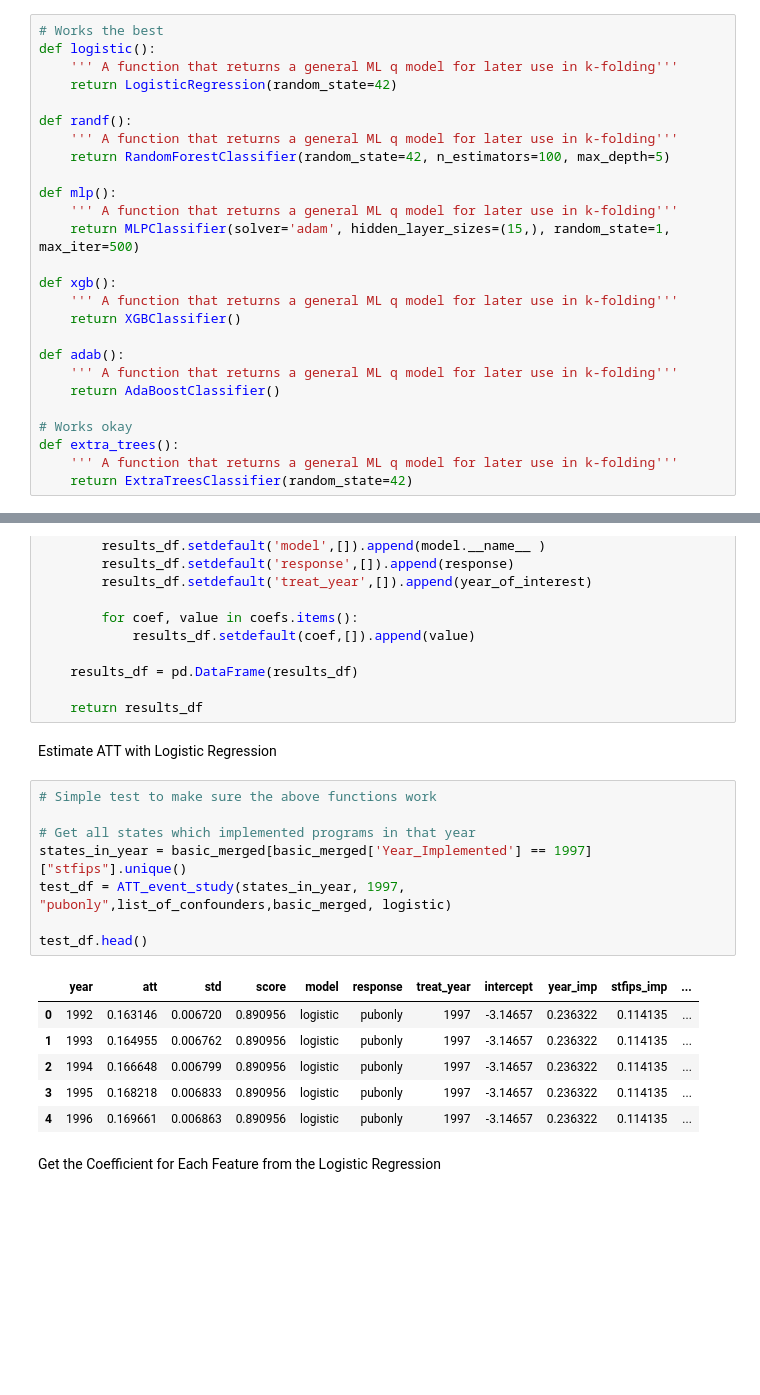
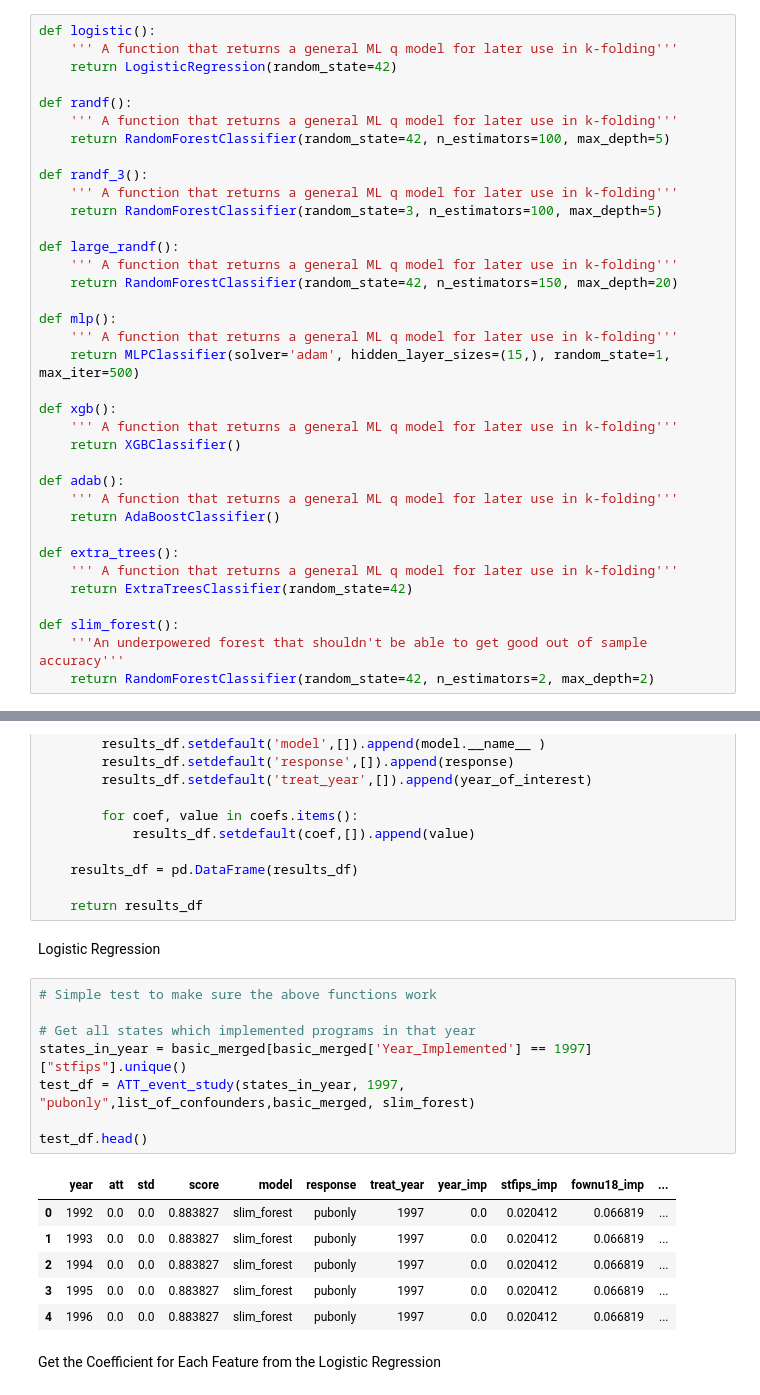
Before and after one commit to wflewis12/Causal_ML_Project, a Jupyter notebook: Estimator_v7.ipynb, the cells around one changed output, grey strips where cells are left out. Cells and saved outputs as stored; diff of their text form; blank space fills up the shorter version.

```diff
--- a/Estimator_v7.ipynb
+++ b/Estimator_v7.ipynb
@@ -185,7 +183,6 @@ def outcome_k_fold_fit_and_predict(make_model, X:pd.DataFrame, y:np.array, A:np.
 # %% [markdown]
 Define Q models to Use
 # %%
-# Works the best
 def logistic():
     ''' A function that returns a general ML q model for later use in k-folding'''
     return LogisticRegression(random_state=42)
@@ -193,6 +190,14 @@ def logistic():
 def randf():
     ''' A function that returns a general ML q model for later use in k-folding'''
     return RandomForestClassifier(random_state=42, n_estimators=100, max_depth=5)
+
+def randf_3():
+    ''' A function that returns a general ML q model for later use in k-folding'''
+    return RandomForestClassifier(random_state=3, n_estimators=100, max_depth=5)
+
+def large_randf():
+    ''' A function that returns a general ML q model for later use in k-folding'''
+    return RandomForestClassifier(random_state=42, n_estimators=150, max_depth=20)
 
 def mlp():
     ''' A function that returns a general ML q model for later use in k-folding'''
@@ -206,10 +211,13 @@ def adab():
     ''' A function that returns a general ML q model for later use in k-folding'''
     return AdaBoostClassifier()
 
-# Works okay
 def extra_trees():
     ''' A function that returns a general ML q model for later use in k-folding'''
     return ExtraTreesClassifier(random_state=42)
+
+def slim_forest():
+    '''An underpowered forest that shouldn't be able to get good out of sample accuracy'''
+    return RandomForestClassifier(random_state=42, n_estimators=2, max_depth=2)
 # %% [markdown]
 Estimating the ATT's
 # %%
@@ -301,23 +309,23 @@ def ATT_event_study(stfips:np.ndarray, year_of_interest:int, response:str, confo
     results_df = pd.DataFrame(results_df)
 
     return results_df
-# %% [markdown]
-Estimate ATT with Logistic Regression
+# %% [markdown]
+Logistic Regression
 # %%
 # Simple test to make sure the above functions work
 
 # Get all states which implemented programs in that year
 states_in_year = basic_merged[basic_merged['Year_Implemented'] == 1997]["stfips"].unique()
-test_df = ATT_event_study(states_in_year, 1997, "pubonly",list_of_confounders,basic_merged, logistic)
+test_df = ATT_event_study(states_in_year, 1997, "pubonly",list_of_confounders,basic_merged, slim_forest)
 
 test_df.head()
 # %% [output]
-|  | year | att | std | score | model | response | treat_year | intercept | year_imp | stfips_imp | ... |
-| 0 | 1992 | 0.163146 | 0.006720 | 0.890956 | logistic | pubonly | 1997 | -3.14657 | 0.236322 | 0.114135 | ... |
-| 1 | 1993 | 0.164955 | 0.006762 | 0.890956 | logistic | pubonly | 1997 | -3.14657 | 0.236322 | 0.114135 | ... |
-| 2 | 1994 | 0.166648 | 0.006799 | 0.890956 | logistic | pubonly | 1997 | -3.14657 | 0.236322 | 0.114135 | ... |
-| 3 | 1995 | 0.168218 | 0.006833 | 0.890956 | logistic | pubonly | 1997 | -3.14657 | 0.236322 | 0.114135 | ... |
-| 4 | 1996 | 0.169661 | 0.006863 | 0.890956 | logistic | pubonly | 1997 | -3.14657 | 0.236322 | 0.114135 | ... |
+|  | year | att | std | score | model | response | treat_year | year_imp | stfips_imp | fownu18_imp | ... |
+| 0 | 1992 | 0.0 | 0.0 | 0.883827 | slim_forest | pubonly | 1997 | 0.0 | 0.020412 | 0.066819 | ... |
+| 1 | 1993 | 0.0 | 0.0 | 0.883827 | slim_forest | pubonly | 1997 | 0.0 | 0.020412 | 0.066819 | ... |
+| 2 | 1994 | 0.0 | 0.0 | 0.883827 | slim_forest | pubonly | 1997 | 0.0 | 0.020412 | 0.066819 | ... |
+| 3 | 1995 | 0.0 | 0.0 | 0.883827 | slim_forest | pubonly | 1997 | 0.0 | 0.020412 | 0.066819 | ... |
+| 4 | 1996 | 0.0 | 0.0 | 0.883827 | slim_forest | pubonly | 1997 | 0.0 | 0.020412 | 0.066819 | ... |
 # %% [markdown]
 Get the Coefficient for Each Feature from the Logistic Regression
 # %%
```
Also changed, not shown: parts of 5 cells of this notebook.
